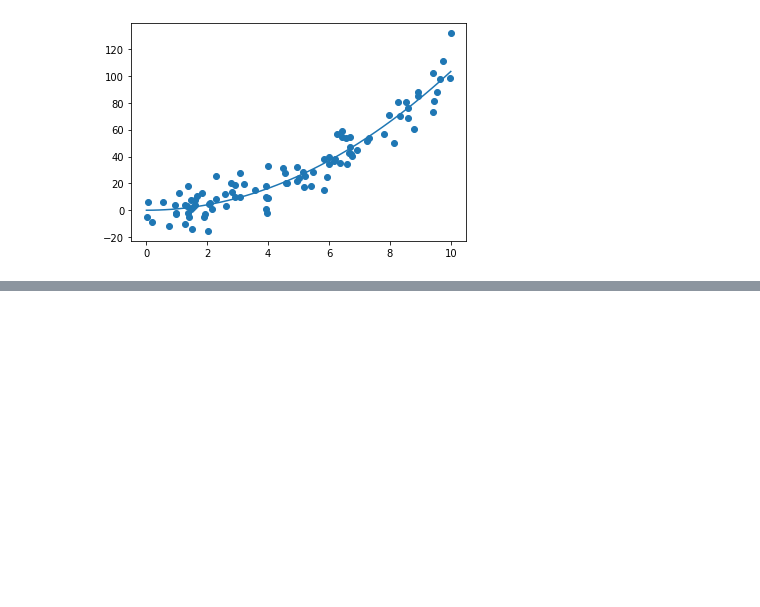
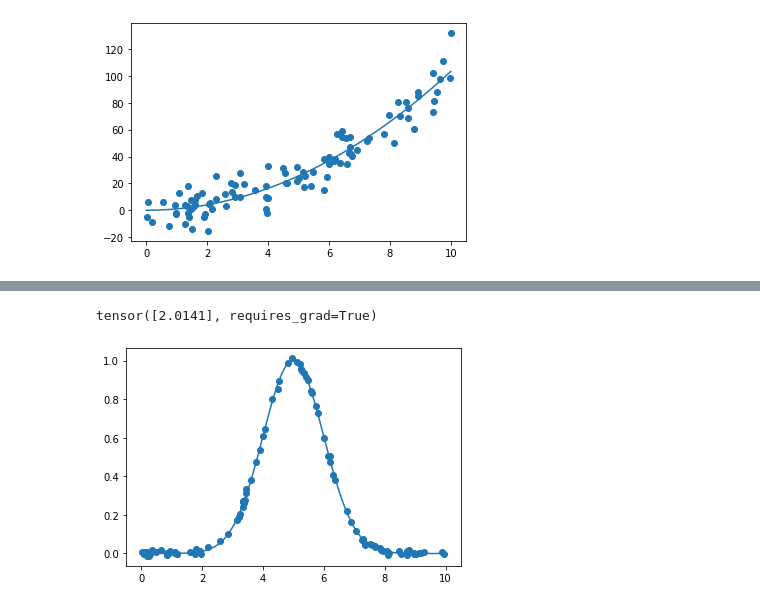
Before and after one commit to rhiju/rna_lores2, a Jupyter notebook: 0_Simple_1D_fit.ipynb, the cells around one changed output, grey strips where cells are left out. Drawn from its saved outputs; the diff is of its cells as text; code cells hidden in the pictures; blank space fills up the shorter version.

```diff
--- a/0_Simple_1D_fit.ipynb
+++ b/0_Simple_1D_fit.ipynb
@@ -96,0 +177,10 @@ tensor([2.0141], requires_grad=True)
+# %%
+plt.scatter( x, y)
+x_fine = Variable(torch.linspace(0,10,200), requires_grad=False)
+y_fine = forward_gaussian( x_fine, p_hat )
+print( exp_hat )
+plt.plot(x_fine,y_fine.detach().numpy())
+plt.show()
+# %% [output]
+tensor([2.0141], requires_grad=True)
+[figure, added]
```
Also changed, not shown: parts of 6 cells of this notebook.
